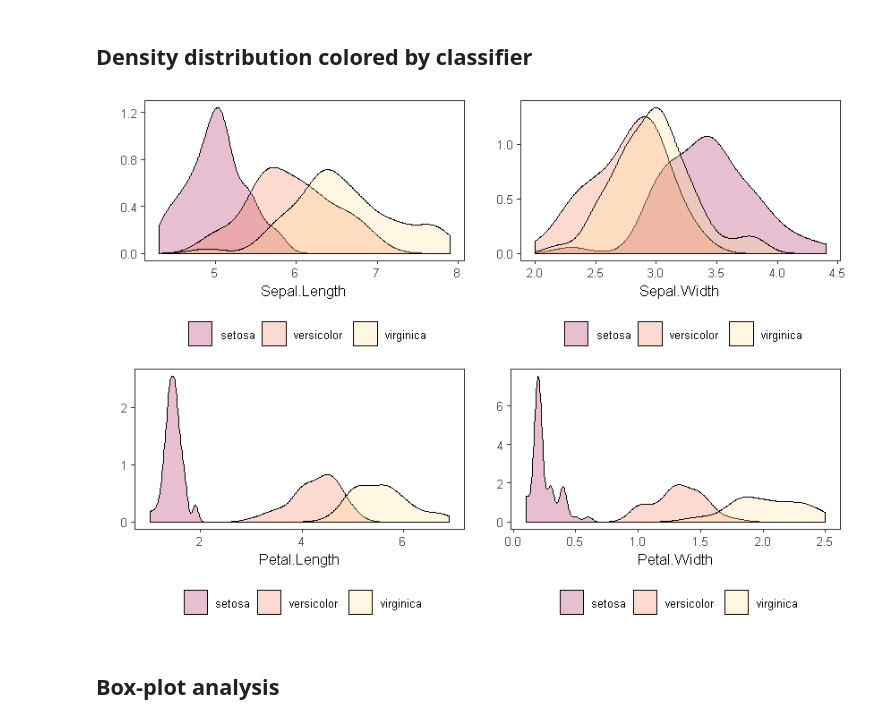
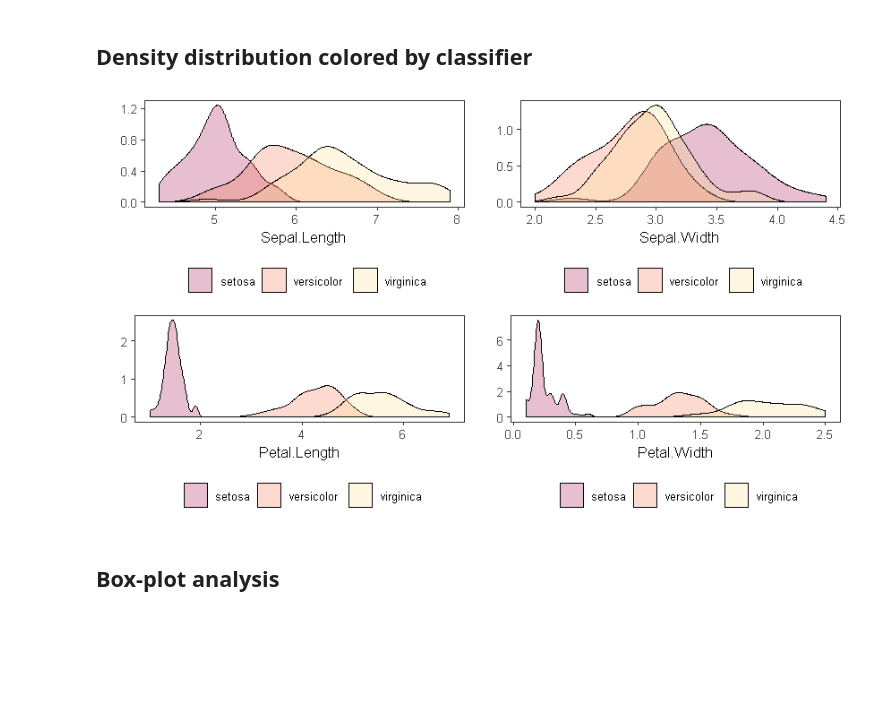
Before and after one commit to eogasawara/mylibrary, a Jupyter notebook: myExploratoryAnalysis.ipynb, the cells around one changed output. Drawn from its saved outputs; the diff is of its cells as text; code cells hidden in the pictures; blank space fills up the shorter version.

```diff
--- a/myExploratoryAnalysis.ipynb
+++ b/myExploratoryAnalysis.ipynb
@@ -86,14 +86,14 @@ Using Species as id variables
 # %%
 grfA <- plot.density(iris %>% select(variable=Species, value=Sepal.Length), label_x = "Sepal.Length", color=mycolors[c(1:3)])
 grfB <- plot.density(iris %>% select(variable=Species, value=Sepal.Width), label_x = "Sepal.Width", color=mycolors[c(1:3)])
 grfC <- plot.density(iris %>% select(variable=Species, value=Petal.Length), label_x = "Petal.Length", color=mycolors[c(1:3)])
 grfD <- plot.density(iris %>% select(variable=Species, value=Petal.Width), label_x = "Petal.Width", color=mycolors[c(1:3)])
 
-plot_size(7, 5)
+plot_size(7, 4)
 grid.arrange(grfA, grfB, grfC, grfD, ncol=2, nrow=2)
 plot_size(4, 3)
 # %% [output]
-[figure, old version]
+[figure, new version]
 # %% [markdown]
 ## Box-plot analysis
 # %%
```
Also changed, not shown: parts of 8 cells of this notebook, 1 other file.
